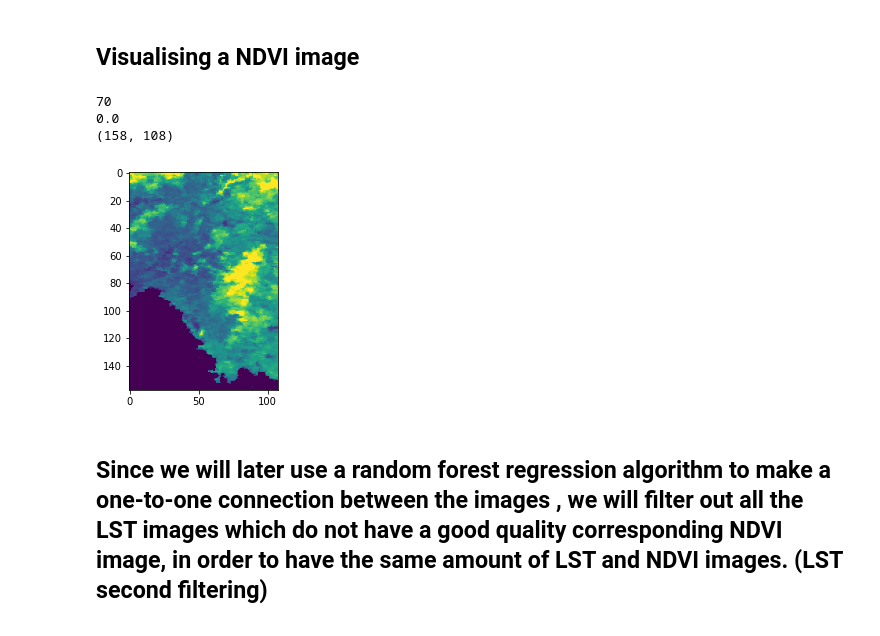
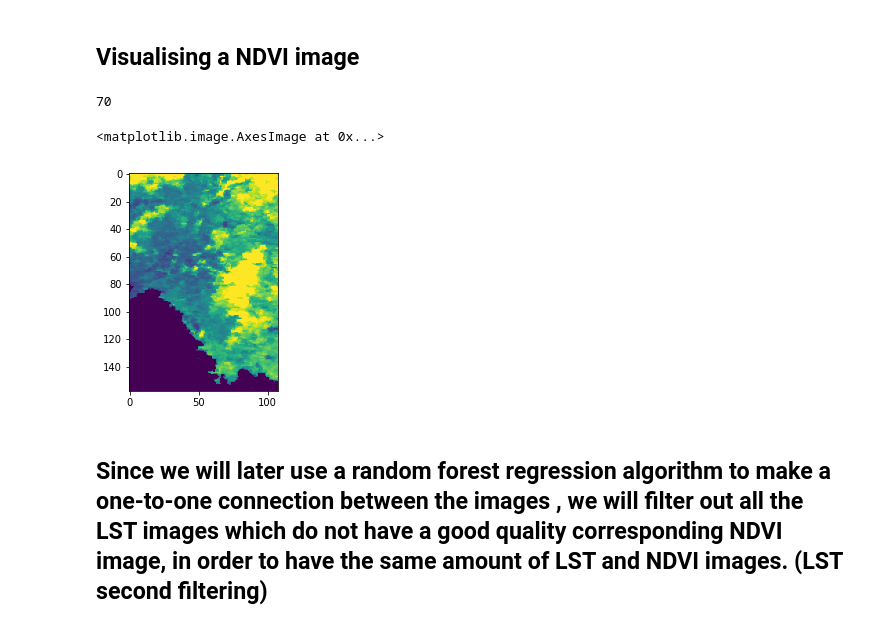
Before and after one commit to S-Stergiadis/MODIS-LST-downscaling-with-RFR, a Jupyter notebook: LST downscaling.ipynb, the cells around one changed output. Cells and saved outputs as stored; diff of their text form; code cells hidden in the pictures.

```diff
--- a/LST downscaling.ipynb
+++ b/LST downscaling.ipynb
@@ -211,15 +209,14 @@ CPLE_AppDefinedError: Deleting E:/appearstest/NDVI/MOD09GQ.006_NDVI_250m_doy2010
 # %%
 path = 'E:/appearstest/NDVI/'
 NDVI_list = glob.glob(path + "*.tif")
 print(len(NDVI_list))
 NDVI = rasterio.open(NDVI_list[0])
 NDVI_np = NDVI.read(1)
-plt.imshow(LST_np, vmin = 0, vmax = 0.5)
+plt.imshow(NDVI_np, vmin = 0, vmax = 0.4)
 # %% [output]
 70
-0.0
-(158, 108)
+<matplotlib.image.AxesImage at 0x...>
-[figure, old version]
+[figure, new version]
 # %% [markdown]
 ## Since we will later use a random forest regression algorithm to make a one-to-one connection between the images , we will filter out all the LST images which do not have a good quality corresponding NDVI image, in order to have the same amount of LST and NDVI images. (LST second filtering)
 
```
Also changed, not shown: parts of 1 cell of this notebook.
